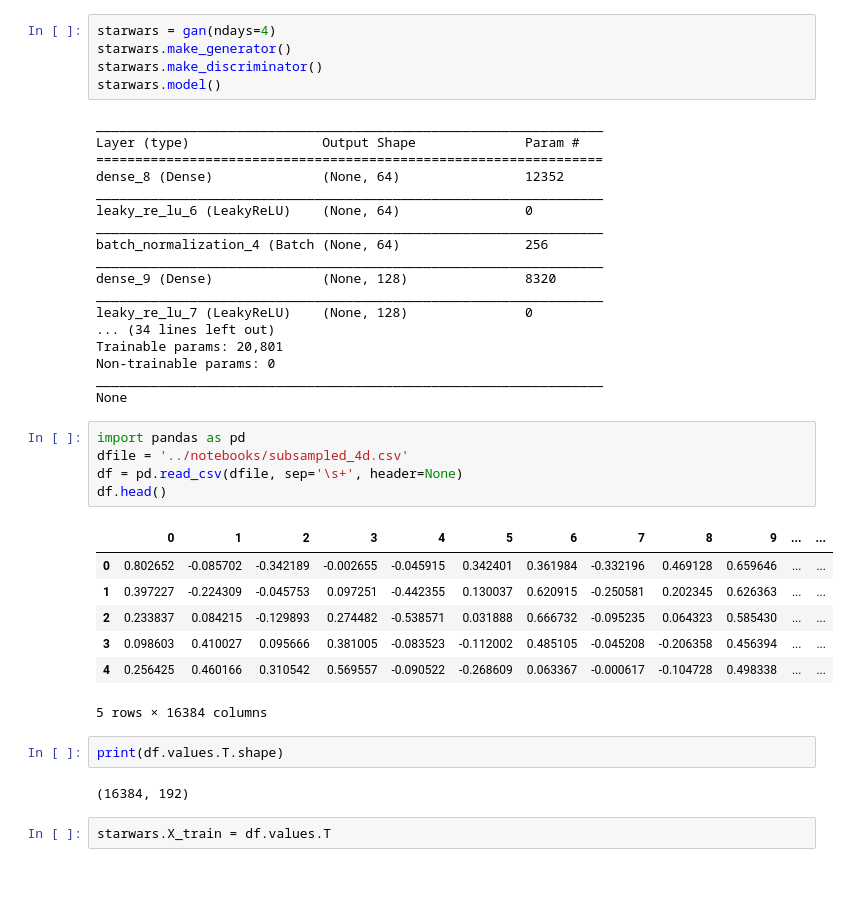
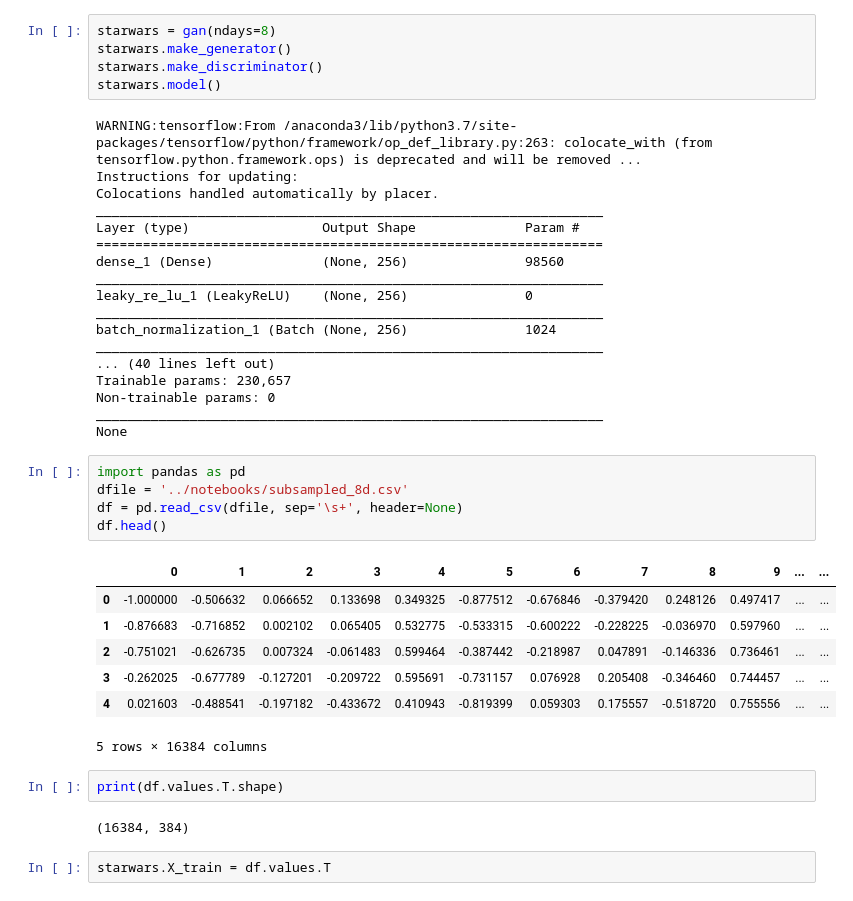
Before and after one commit to benjaminpope/starwars, a Jupyter notebook: gan/gan_ben.ipynb, the cells around one changed output. Drawn from its saved outputs; the diff is of its cells as text.

```diff
--- a/gan/gan_ben.ipynb
+++ b/gan/gan_ben.ipynb
@@ -7,43 +5,43 @@ Using TensorFlow backend.
 # %%
-starwars = gan(ndays=4)
+starwars = gan(ndays=8)
 starwars.make_generator()
 starwars.make_discriminator()
 starwars.model()
 # %% [output]
+WARNING:tensorflow:From /anaconda3/lib/python3.7/site-packages/tensorflow/python/framework/op_def_library.py:263: colocate_with (from tensorflow.python.framework.ops) is deprecated and will be removed ...
+Instructions for updating:
+Colocations handled automatically by placer.
 _________________________________________________________________
 Layer (type)                 Output Shape              Param #
 =================================================================
-dense_8 (Dense)              (None, 64)                12352
+dense_1 (Dense)              (None, 256)               98560
 _________________________________________________________________
-leaky_re_lu_6 (LeakyReLU)    (None, 64)                0
+leaky_re_lu_1 (LeakyReLU)    (None, 256)               0
 _________________________________________________________________
-batch_normalization_4 (Batch (None, 64)                256
+batch_normalization_1 (Batch (None, 256)               1024
 _________________________________________________________________
-dense_9 (Dense)              (None, 128)               8320
-_________________________________________________________________
-leaky_re_lu_7 (LeakyReLU)    (None, 128)               0
-... (34 lines left out)
-Trainable params: 20,801
+... (40 lines left out)
+Trainable params: 230,657
 Non-trainable params: 0
 _________________________________________________________________
 None
 # %%
 import pandas as pd
-dfile = '../notebooks/subsampled_4d.csv'
+dfile = '../notebooks/subsampled_8d.csv'
 df = pd.read_csv(dfile, sep='\s+', header=None)
 df.head()
 # %% [output]
 |  | 0 | 1 | 2 | 3 | 4 | 5 | 6 | 7 | 8 | 9 | ... | ... |
-| 0 | 0.802652 | -0.085702 | -0.342189 | -0.002655 | -0.045915 | 0.342401 | 0.361984 | -0.332196 | 0.469128 | 0.659646 | ... | ... |
-| 1 | 0.397227 | -0.224309 | -0.045753 | 0.097251 | -0.442355 | 0.130037 | 0.620915 | -0.250581 | 0.202345 | 0.626363 | ... | ... |
-| 2 | 0.233837 | 0.084215 | -0.129893 | 0.274482 | -0.538571 | 0.031888 | 0.666732 | -0.095235 | 0.064323 | 0.585430 | ... | ... |
-| 3 | 0.098603 | 0.410027 | 0.095666 | 0.381005 | -0.083523 | -0.112002 | 0.485105 | -0.045208 | -0.206358 | 0.456394 | ... | ... |
-| 4 | 0.256425 | 0.460166 | 0.310542 | 0.569557 | -0.090522 | -0.268609 | 0.063367 | -0.000617 | -0.104728 | 0.498338 | ... | ... |
+| 0 | -1.000000 | -0.506632 | 0.066652 | 0.133698 | 0.349325 | -0.877512 | -0.676846 | -0.379420 | 0.248126 | 0.497417 | ... | ... |
+| 1 | -0.876683 | -0.716852 | 0.002102 | 0.065405 | 0.532775 | -0.533315 | -0.600222 | -0.228225 | -0.036970 | 0.597960 | ... | ... |
+| 2 | -0.751021 | -0.626735 | 0.007324 | -0.061483 | 0.599464 | -0.387442 | -0.218987 | 0.047891 | -0.146336 | 0.736461 | ... | ... |
+| 3 | -0.262025 | -0.677789 | -0.127201 | -0.209722 | 0.595691 | -0.731157 | 0.076928 | 0.205408 | -0.346460 | 0.744457 | ... | ... |
+| 4 | 0.021603 | -0.488541 | -0.197182 | -0.433672 | 0.410943 | -0.819399 | 0.059303 | 0.175557 | -0.518720 | 0.755556 | ... | ... |
 5 rows × 16384 columns
 # %%
 print(df.values.T.shape)
 # %% [output]
-(16384, 192)
+(16384, 384)
 # %%
 starwars.X_train = df.values.T
 # %%
```
Also changed, not shown: parts of 10 cells of this notebook, 2 other files.
